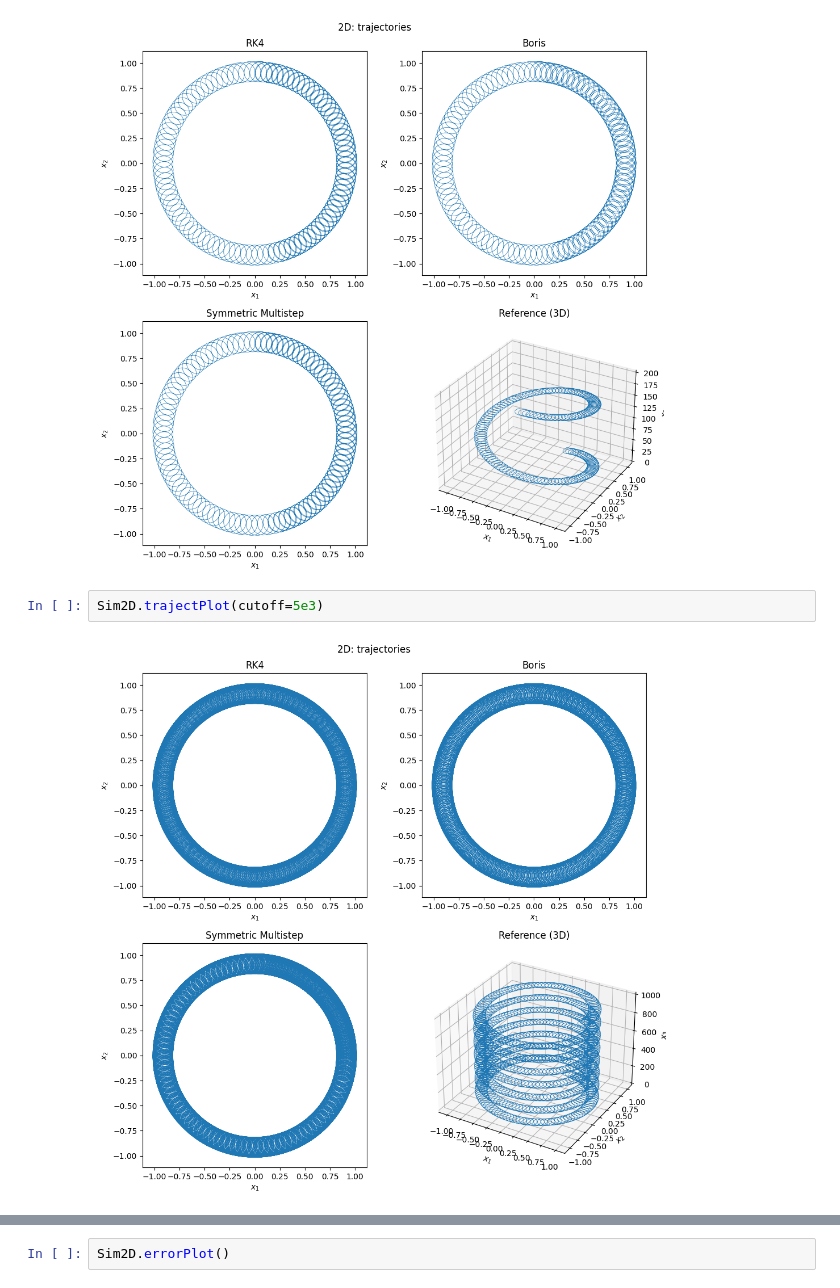
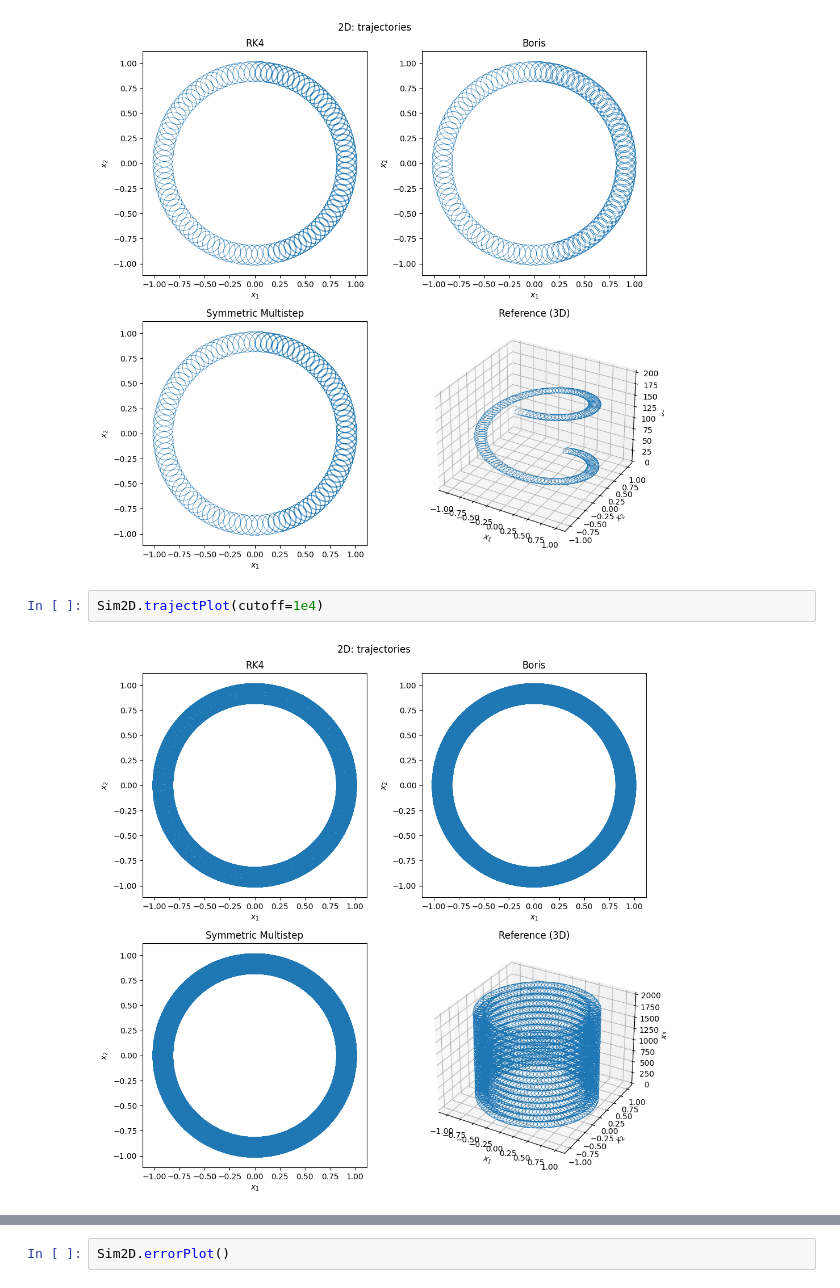
Before and after one commit to Akaada/TMA4215_NumericalMathematics_project_2, a Jupyter notebook: Problem5A/problem5Aanswer.ipynb, the cells around one changed output, grey strips where cells are left out. Saved outputs shown, nothing was run; the diff lists cells and outputs as text.

```diff
--- a/Problem5A/problem5Aanswer.ipynb
+++ b/Problem5A/problem5Aanswer.ipynb
@@ -23,6 +29,6 @@ Sim2D.trajectPlot(cutoff=1e3)
 # %% [output]
 [figure]
 # %%
-Sim2D.trajectPlot(cutoff=5e3)
+Sim2D.trajectPlot(cutoff=1e4)
 # %% [output]
-[figure, old version]
+[figure, new version]
```
Also changed, not shown: parts of 11 cells of this notebook.
